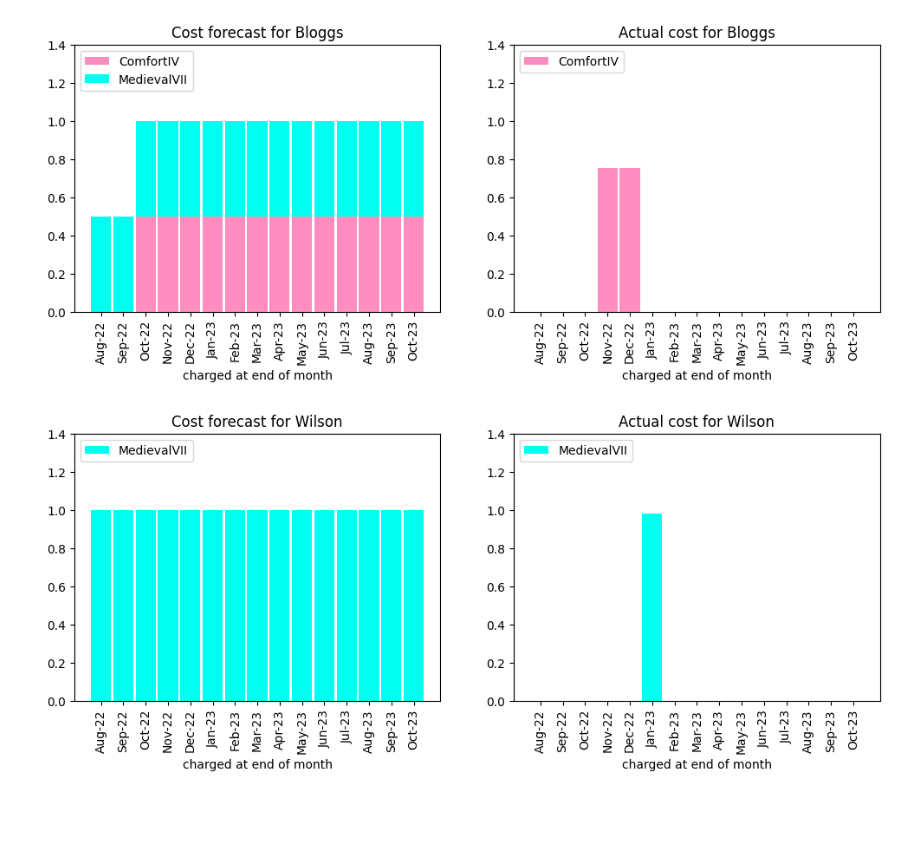
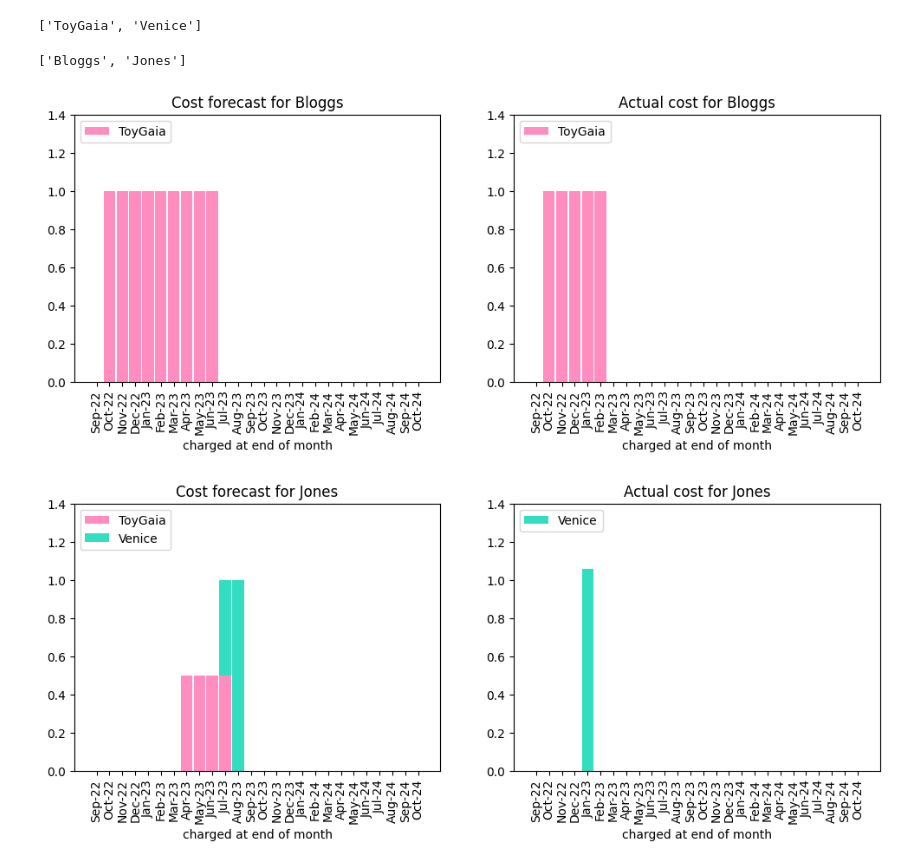
Before and after one commit to RoyWilliams/PAM.nb, a Jupyter notebook: People.ipynb, the cells around one changed output. Cells and saved outputs as stored; diff of their text form; code cells hidden in the pictures; blank space fills up the shorter version.

```diff
--- a/People.ipynb
+++ b/People.ipynb
@@ -17,13 +7,27 @@ transactions_file = data_dir+'/transaction.xlsx'
+# %%
+run = util.run(settings.RUN_START, settings.RUN_END)
+# %%
+gr = grants.grants(settings.MYGRANTS)
+gr.from_projects  (settings.PROJECTS, settings.PROJECTS_DATE)
+print(gr.all_names())
+# Restrict attention to just these
+#gr.set_names(['Venice'])
+# %% [output]
+['ToyGaia', 'Venice']
+# %%
+pe = people.people(settings.PEOPLE)
+print(pe.all_names())
+# Restrict attention to just these
+#pe.set_names(['Bloggs'])
+# %% [output]
+['Bloggs', 'Jones']
 # %%
-gr = grants.grants(grants_file)
-pe = people.people(people_file)
-an = assign.assign(assign_file, grants_file, people_file, run)
-tr = transactions.transactions(transactions_file,
-        people_file, gr.grants['grants'], run)
+an = assign.assign(settings.ASSIGN, gr, pe, run)
+tr = transactions.transactions(settings.TRANSACTIONS, gr, pe, run)
 gpa = grantPlanning.grants_people_assign(gr, pe, an, tr, run)
 # %%
-for person in gpa.people.persons:
+for person in gpa.people.people_name_set:
     gpa.plot_person(person)
 # %% [output]
-[figure, old version]
+[figure, new version]
-[figure, old version]
+[figure, new version]
```
Also changed, not shown: parts of 3 cells of this notebook, 22 other files.
